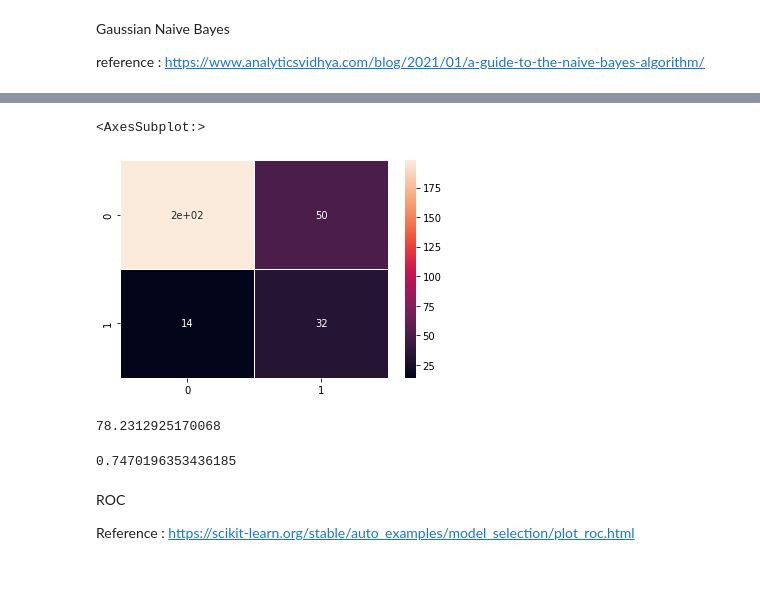
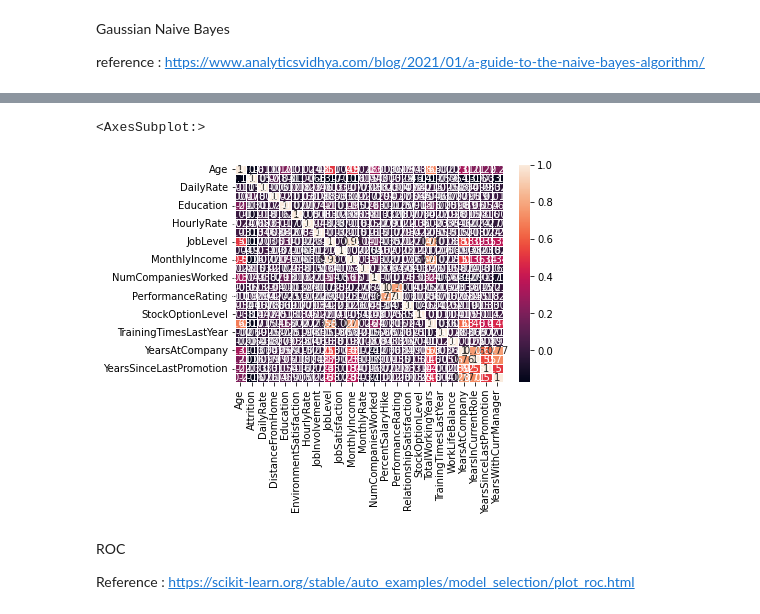
Before and after one commit to AmanKrishna171/HR_Analytics_Data_Science_Project, a Jupyter notebook: CW_Part1.ipynb, the cells around one changed output, grey strips where cells are left out. Drawn from its saved outputs; the diff is of its cells as text; code cells hidden in the pictures; blank space fills up the shorter version.

```diff
--- a/CW_Part1.ipynb
+++ b/CW_Part1.ipynb
@@ -215,21 +252,9 @@ Number of mislabeled points out of a total 294 points : 64
 # %%
-sns.heatmap(cm,annot = True,linewidths = 1 )
+
+sns.heatmap(corr_matrix,annot = True,linewidths = 1 )
 # %% [output]
 <AxesSubplot:>
-[figure, old version]
+[figure, new version]
-# %%
-from sklearn.metrics import roc_curve
-from sklearn.metrics import roc_auc_score, auc
-
-
-accuracy_score(y_test, y_pred) * 100.0
-# print("ROC AUC Score:", roc_auc_score(y_test, GaussianNB_classifier.predict_proba(X_test), multi_class='ovr'))
-# %% [output]
-78.2312925170068
-# %%
-roc_auc_score(y_test, y_pred)
-# %% [output]
-0.7470196353436185
 # %% [markdown]
 ROC
 
```
Also changed, not shown: parts of 7 cells of this notebook.
